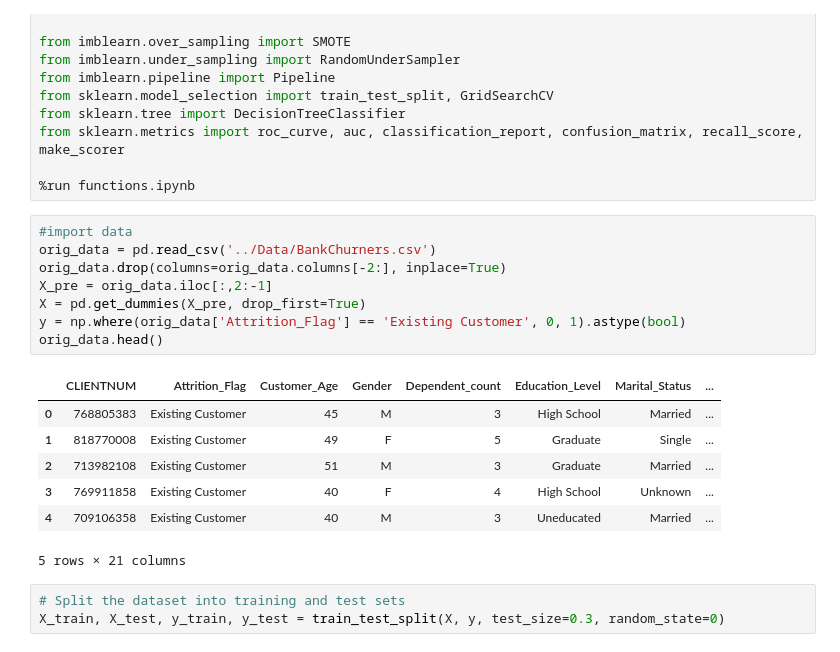
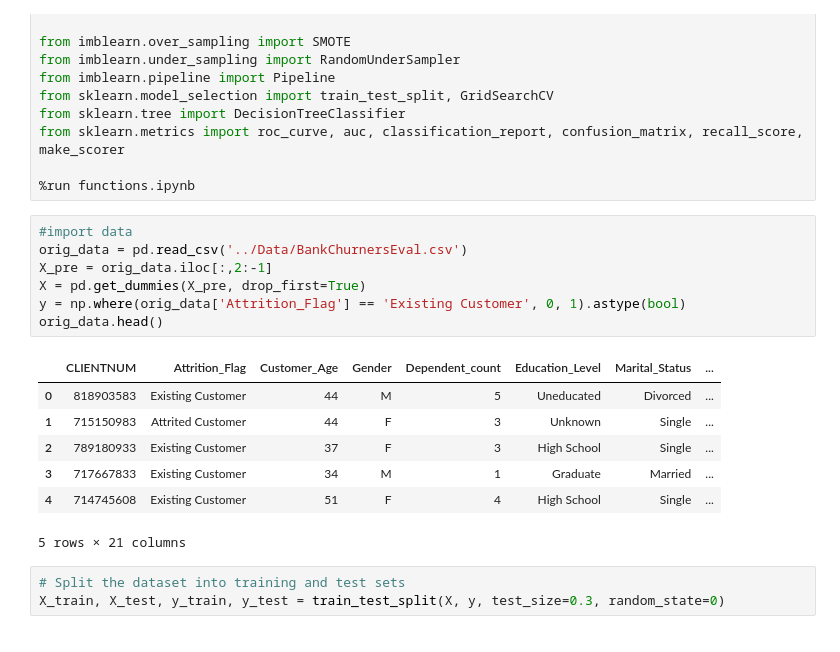
Before and after one commit to boc410/Credit-Card-Churn-Prediction, a Jupyter notebook: Notebooks/tuned_decision_tree_model.ipynb, the cells around one changed output. Saved outputs shown, nothing was run; the diff lists cells and outputs as text.

```diff
--- a/Notebooks/tuned_decision_tree_model.ipynb
+++ b/Notebooks/tuned_decision_tree_model.ipynb
@@ -14,19 +14,18 @@ from sklearn.metrics import roc_curve, auc, classification_report, confusion_mat
 %run functions.ipynb
 # %%
 #import data
-orig_data = pd.read_csv('../Data/BankChurners.csv')
-orig_data.drop(columns=orig_data.columns[-2:], inplace=True)
+orig_data = pd.read_csv('../Data/BankChurnersEval.csv')
 X_pre = orig_data.iloc[:,2:-1]
 X = pd.get_dummies(X_pre, drop_first=True)
 y = np.where(orig_data['Attrition_Flag'] == 'Existing Customer', 0, 1).astype(bool)
 orig_data.head()
 # %% [output]
 |  | CLIENTNUM | Attrition_Flag | Customer_Age | Gender | Dependent_count | Education_Level | Marital_Status | ... |
-| 0 | 768805383 | Existing Customer | 45 | M | 3 | High School | Married | ... |
-| 1 | 818770008 | Existing Customer | 49 | F | 5 | Graduate | Single | ... |
-| 2 | 713982108 | Existing Customer | 51 | M | 3 | Graduate | Married | ... |
-| 3 | 769911858 | Existing Customer | 40 | F | 4 | High School | Unknown | ... |
-| 4 | 709106358 | Existing Customer | 40 | M | 3 | Uneducated | Married | ... |
+| 0 | 818903583 | Existing Customer | 44 | M | 5 | Uneducated | Divorced | ... |
+| 1 | 715150983 | Attrited Customer | 44 | F | 3 | Unknown | Single | ... |
+| 2 | 789180933 | Existing Customer | 37 | F | 3 | High School | Single | ... |
+| 3 | 717667833 | Existing Customer | 34 | M | 1 | Graduate | Married | ... |
+| 4 | 714745608 | Existing Customer | 51 | F | 4 | High School | Single | ... |
 5 rows × 21 columns
 # %%
 # Split the dataset into training and test sets
```
Also changed, not shown: parts of 7 cells of this notebook, 2 other files.
